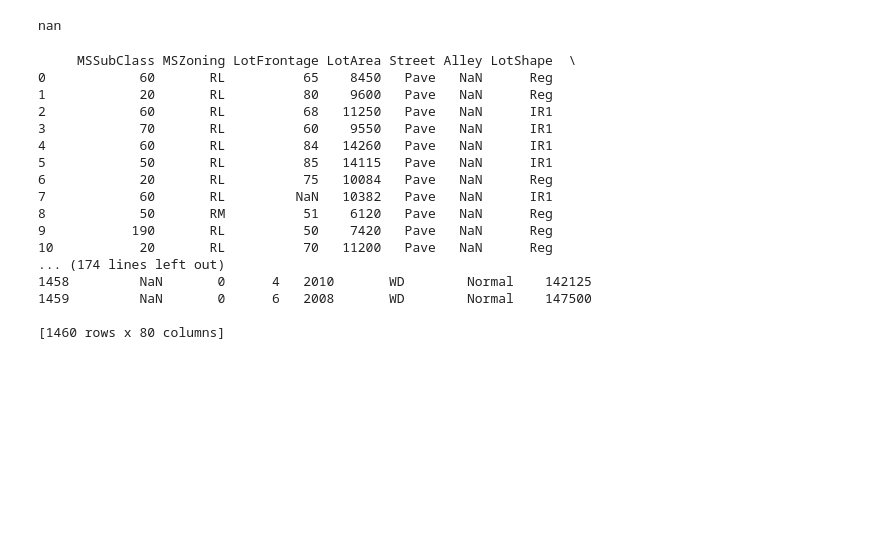
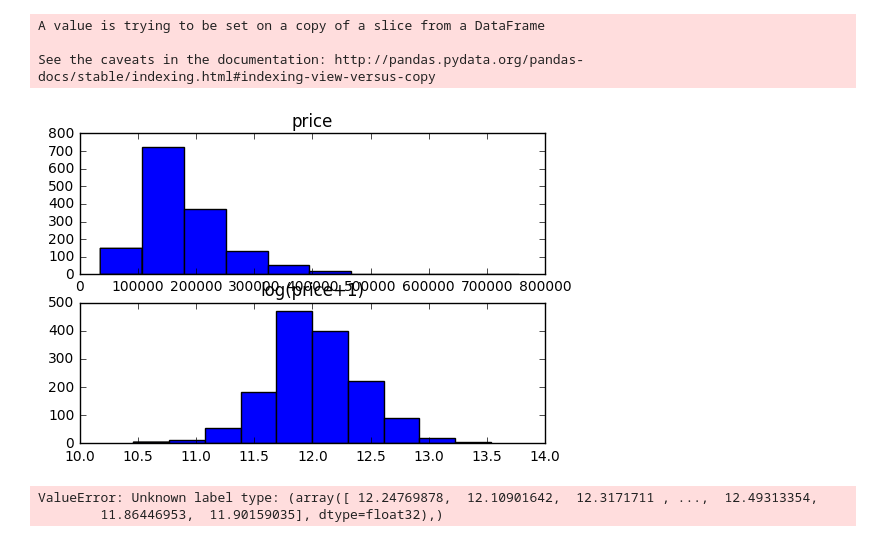
Before and after one commit to phlipo95/SMD, a Jupyter notebook: 08-Challenge/challenge.ipynb, the cells around one changed output. Drawn from its saved outputs; the diff is of its cells as text; code cells hidden in the pictures; blank space fills up the shorter version.

```diff
--- a/08-Challenge/challenge.ipynb
+++ b/08-Challenge/challenge.ipynb
@@ -7,26 +8,52 @@ import pandas as pd
-# %%
-#Read Data
-train = genfromtxt('train.csv', delimiter=',')
-print(train[0][0])
-# %% [output]
-nan
-# %%
-trai = pd.read_csv("train.csv")
-# %% [output]
-     MSSubClass MSZoning LotFrontage LotArea Street Alley LotShape  \
-0            60       RL          65    8450   Pave   NaN      Reg
-1            20       RL          80    9600   Pave   NaN      Reg
-2            60       RL          68   11250   Pave   NaN      IR1
-3            70       RL          60    9550   Pave   NaN      IR1
-4            60       RL          84   14260   Pave   NaN      IR1
-5            50       RL          85   14115   Pave   NaN      IR1
-6            20       RL          75   10084   Pave   NaN      Reg
-7            60       RL         NaN   10382   Pave   NaN      IR1
-8            50       RM          51    6120   Pave   NaN      Reg
-9           190       RL          50    7420   Pave   NaN      Reg
-10           20       RL          70   11200   Pave   NaN      Reg
-... (174 lines left out)
-1458         NaN       0      4   2010       WD        Normal    142125
-1459         NaN       0      6   2008       WD        Normal    147500
-
-[1460 rows x 80 columns]
+# %%
+#liest die Datensätze ein
+train = pd.read_csv("train.csv")
+test = pd.read_csv("test.csv")
+# %%
+#change the strings into values and clear up NaN
+def transf_strings_in_values(x):
+    #Lines with strings
+    lws = x.dtypes[x.dtypes == "object"].index
+    los = x.dtypes[x.dtypes != "object"].index
+
+    for a in lws:
+        x[a] = x[a].fillna("Unknown")
+        strings = np.unique(train[a])
+        for b in strings:
+            table = train[a] == b
+            train[a][table] = np.searchsorted(strings,b)
+    for a in los:
+        x[a] = x[a].fillna(np.mean(x[a]))
+transf_strings_in_values(train)
+# %% [output]
+A value is trying to be set on a copy of a slice from a DataFrame
+
+See the caveats in the documentation: http://pandas.pydata.org/pandas-docs/stable/indexing.html#indexing-view-versus-copy
+# %%
+Train = {'feature_names': train.columns[1:], 'data': train.values[:,1:-1].astype(np.float32), 'target': train.values[:,-1].astype(np.float32)}
+# %%
+#Some plots for better understanding
+
+f, ax = plt.subplots(2, 1)
+ax[0].hist(Train['target'])
+ax[0].set_title('price')
+ax[1].hist(np.log1p(Train['target']))
+ax[1].set_title('log(price+1)')
+plt.show()
+# %% [output]
+[figure, added]
+# %%
+#feature selection with chi 2
+#don't operate this because everything crashes
+
+Train['data'] = np.log1p(Train['data'])
+Train['target'] = np.log1p(Train['target'])
+
+newFe = SelectKBest(chi2, k=3).fit(Train['data'],Train['target'])
+Fit = newFe.fit_transform(Train['data'],Train['target'])
+score = sorted(range(len(newFe.scores_)), key=lambda x: newFe.scores_[x])[-3:]
+for a in score:
+    print(Train['feature_names'][a])
+# %% [output]
+ValueError: Unknown label type: (array([ 12.24769878,  12.10901642,  12.3171711 , ...,  12.49313354,
+        11.86446953,  11.90159035], dtype=float32),)
```
Also changed, not shown: parts of 3 cells of this notebook.
